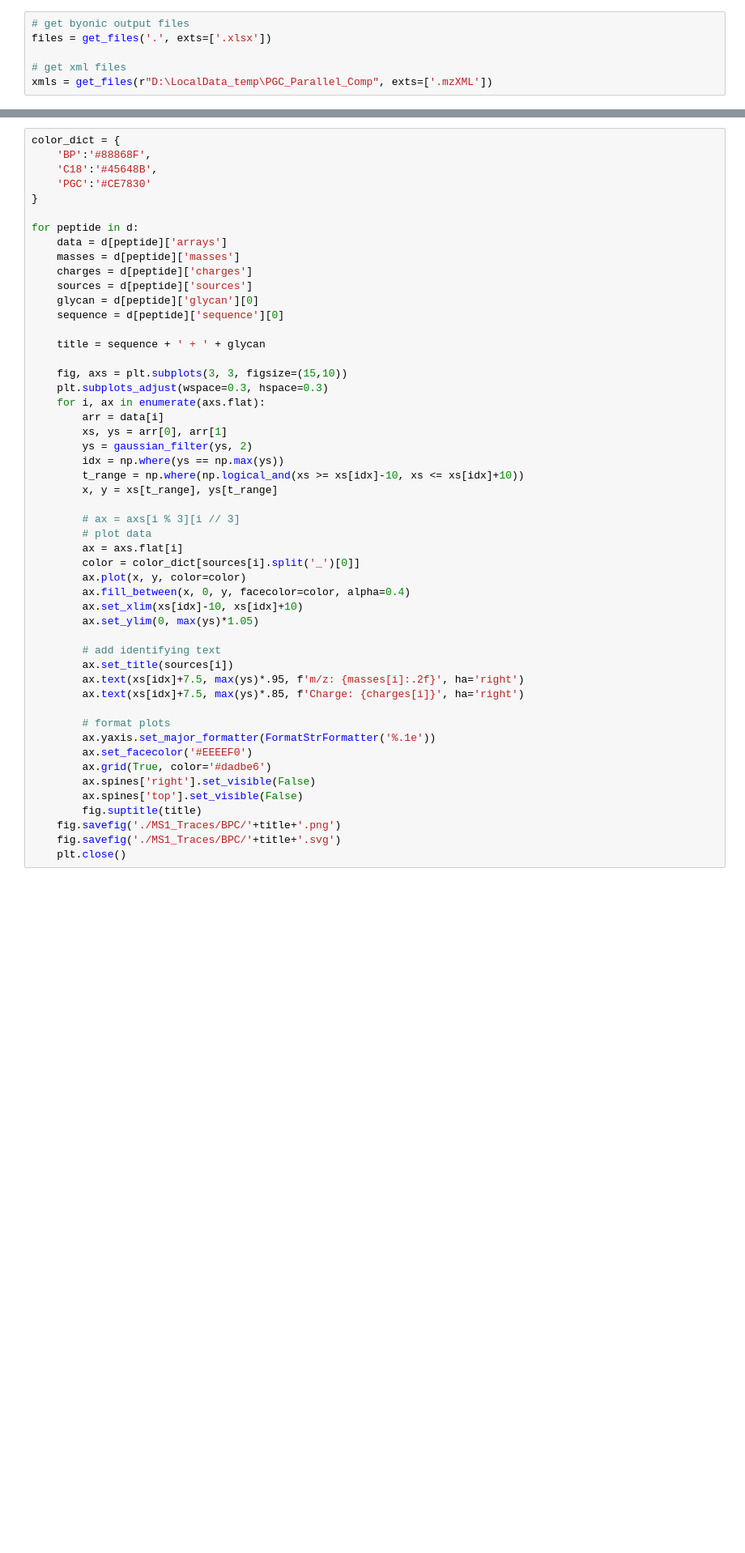
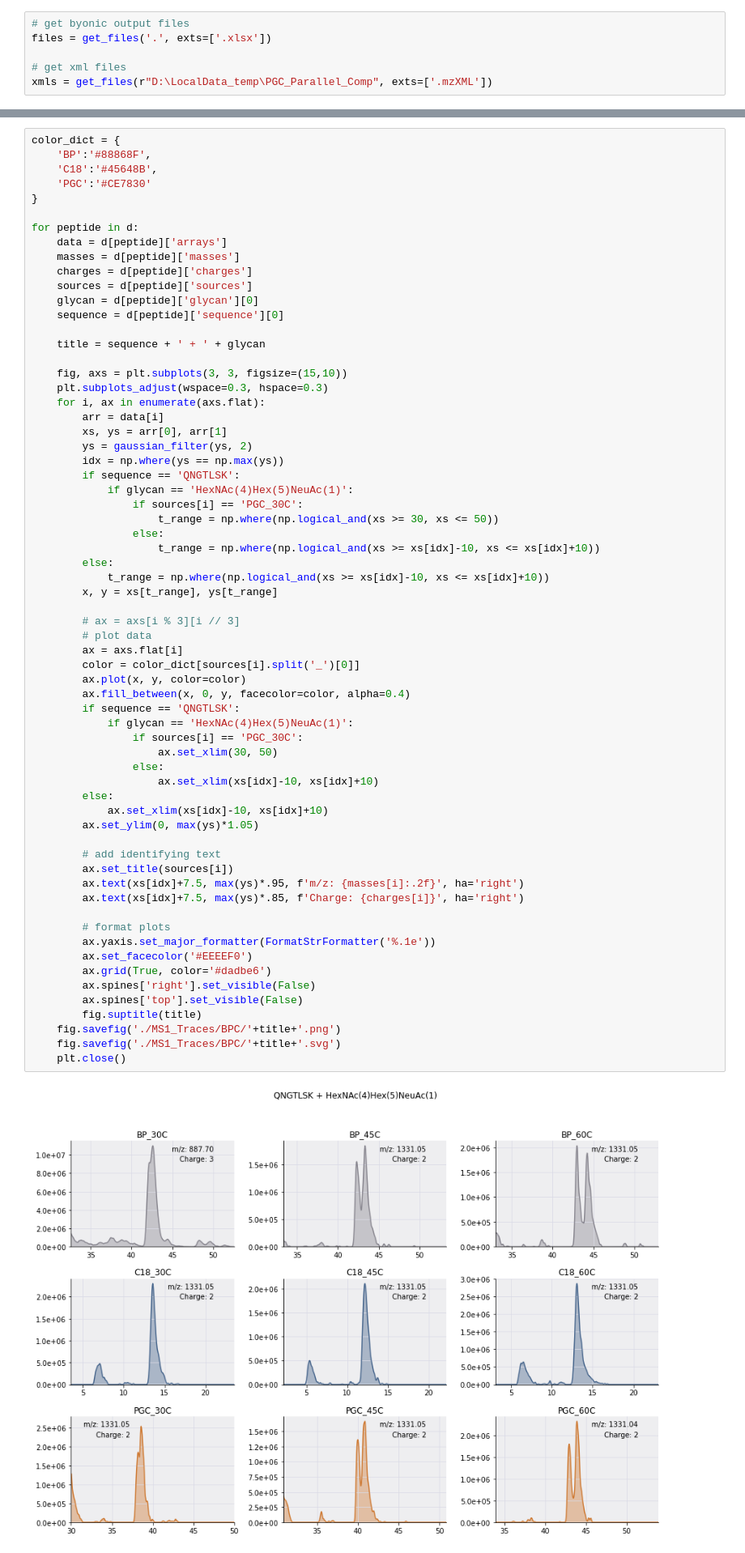
Before and after one commit to grahamdelafield/PGC_Parallel_Comp, a Jupyter notebook: StdEnr/StdEnr_MS1Traces_BPC.ipynb, the cells around one changed output, grey strips where cells are left out. Shown: that part at 81% size. Drawn from its saved outputs; the diff is of its cells as text; blank space fills up the shorter version.

Commit message:
added formating for wonky PGC 30C plot

```diff
--- a/StdEnr/StdEnr_MS1Traces_BPC.ipynb
+++ b/StdEnr/StdEnr_MS1Traces_BPC.ipynb
@@ -103,32 +103,48 @@ for peptide in d:
     for i, ax in enumerate(axs.flat):
         arr = data[i]
         xs, ys = arr[0], arr[1]
         ys = gaussian_filter(ys, 2)
         idx = np.where(ys == np.max(ys))
-        t_range = np.where(np.logical_and(xs >= xs[idx]-10, xs <= xs[idx]+10))
+        if sequence == 'QNGTLSK':
+            if glycan == 'HexNAc(4)Hex(5)NeuAc(1)':
+                if sources[i] == 'PGC_30C':
+                    t_range = np.where(np.logical_and(xs >= 30, xs <= 50))
+                else:
+                    t_range = np.where(np.logical_and(xs >= xs[idx]-10, xs <= xs[idx]+10))
+        else:
+            t_range = np.where(np.logical_and(xs >= xs[idx]-10, xs <= xs[idx]+10))
         x, y = xs[t_range], ys[t_range]
 
         # ax = axs[i % 3][i // 3]
         # plot data
         ax = axs.flat[i]
         color = color_dict[sources[i].split('_')[0]]
         ax.plot(x, y, color=color)
         ax.fill_between(x, 0, y, facecolor=color, alpha=0.4)
-        ax.set_xlim(xs[idx]-10, xs[idx]+10)
+        if sequence == 'QNGTLSK':
+            if glycan == 'HexNAc(4)Hex(5)NeuAc(1)':
+                if sources[i] == 'PGC_30C':
+                    ax.set_xlim(30, 50)
+                else:
+                    ax.set_xlim(xs[idx]-10, xs[idx]+10)
+        else:
+            ax.set_xlim(xs[idx]-10, xs[idx]+10)
         ax.set_ylim(0, max(ys)*1.05)
 
         # add identifying text
         ax.set_title(sources[i])
         ax.text(xs[idx]+7.5, max(ys)*.95, f'm/z: {masses[i]:.2f}', ha='right')
         ax.text(xs[idx]+7.5, max(ys)*.85, f'Charge: {charges[i]}', ha='right')
 
         # format plots
         ax.yaxis.set_major_formatter(FormatStrFormatter('%.1e'))
         ax.set_facecolor('#EEEEF0')
         ax.grid(True, color='#dadbe6')
         ax.spines['right'].set_visible(False)
         ax.spines['top'].set_visible(False)
         fig.suptitle(title)
     fig.savefig('./MS1_Traces/BPC/'+title+'.png')
     fig.savefig('./MS1_Traces/BPC/'+title+'.svg')
     plt.close()
+# %% [output]
+[figure, added]
```
Also changed, not shown: parts of 2 cells of this notebook.
